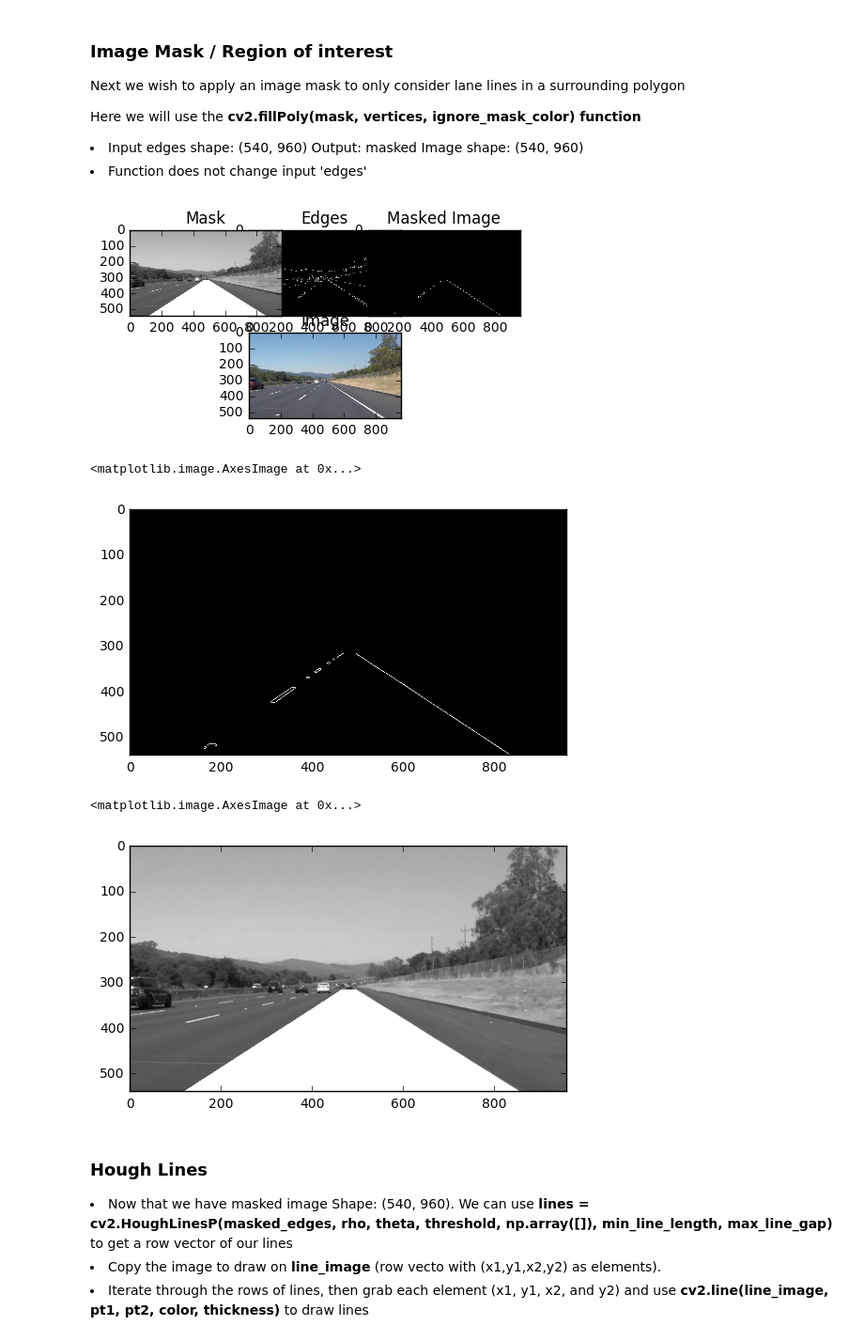
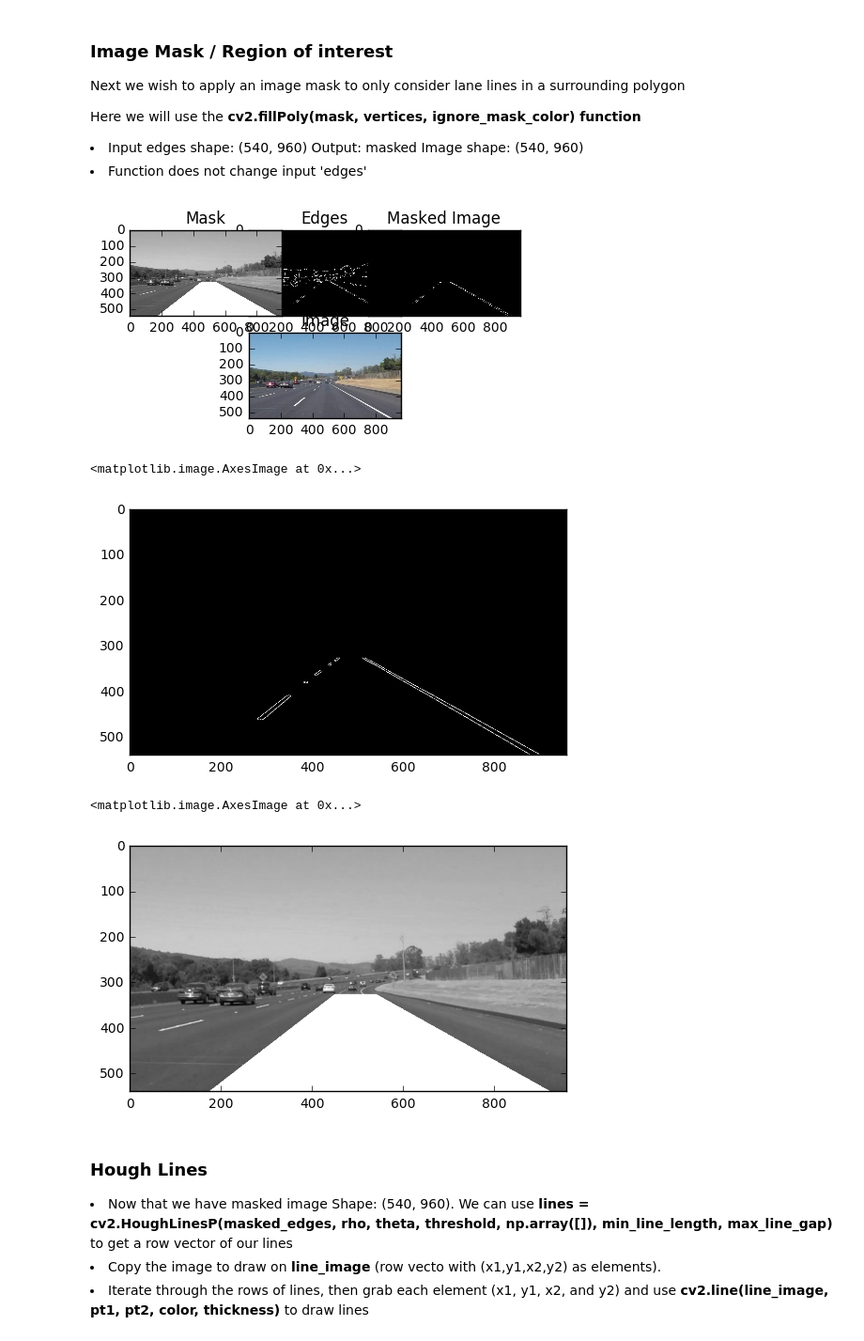
Before and after one commit to JonathanCMitchell/Self-Driving-Car-ND, a Jupyter notebook: Project 1-Lane Detection.ipynb, the cells around one changed output. Shown at 94% size. Drawn from its saved outputs; the diff is of its cells as text; code cells hidden in the pictures.

Commit message:
[refactor] - changes vertices parameters to increase precision

```diff
--- a/Project 1-Lane Detection.ipynb
+++ b/Project 1-Lane Detection.ipynb
@@ -17,6 +17,7 @@ import cv2
 # %%
 #reading in an image
 image = mpimg.imread('test_images/solidWhiteRight.jpg')
+image = mpimg.imread('test_images/solidWhiteCurve.jpg')
 # Printing out some stats and plotting
 print('This image is: ', type(image))
 print('Shape of image is: ', image.shape)
@@ -87,45 +88,54 @@ ignore_mask_color = 255
 # create vertices for region
 imshape = image.shape
 
+apex_left = [450, 327]
+apex_right = [imshape[1] - 420, 327]
+bottom_left = [175, imshape[0]]
+bottom_right = [imshape[1] - 39,imshape[0]]
+
 # CHANGE VERTICES FOR BETTER ACCURACY
-vertices = np.array([[(120,imshape[0]),(465, 317), (imshape[1]-465, 317), (imshape[1] -110,imshape[0])]], dtype=np.int32)
+# vertices = np.array([[(115,imshape[0]),(465, 317), (imshape[1]-465, 317), (imshape[1] -60,imshape[0])]], dtype=np.int32)
+vertices = np.array([[(bottom_left[0],bottom_left[1]), \
+                      (apex_left[0],apex_left[1]), \
+                      (apex_right[0], apex_right[1]), \
+                      (bottom_right[0], bottom_right[1])]], dtype=np.int32)
 
 # Polyfill the mask and do a bitwise_and to keep only edges in the region
 (masked_image, mask) = region_of_interest(edges, vertices)
 
 #Mask and image:
 masked_edges = cv2.bitwise_or(mask, gray)
 
 # PLOT
 fig = plt.figure()
 
 a = fig.add_subplot(3,1,1)
 edgeplot = plt.imshow(edges, cmap="gray")
 a.set_title('Edges')
 
 a = fig.add_subplot(3,1,2)
 a.set_title('Image')
 edgeplot = plt.imshow(image)
 
 a = fig.add_subplot(3,2,1)
 a.set_title('Mask')
 edgeplot = plt.imshow(masked_edges, cmap="gray")
 
 a = fig.add_subplot(3,2,2)
 a.set_title('Masked Image')
 edgeplot = plt.imshow(masked_image, cmap="gray")
 plt.show()
 
 plt.imshow(masked_image, cmap="gray")
 # %% [output]
-[figure, old version]
+[figure, new version]
 <matplotlib.image.AxesImage at 0x...>
-[figure, old version]
+[figure, new version]
 # %%
 plt.imshow(masked_edges, cmap="gray")
 # %% [output]
 <matplotlib.image.AxesImage at 0x...>
-[figure, old version]
+[figure, new version]
 # %% [markdown]
 <h3>Hough Lines</h3>
 <li>Now that we have masked image Shape: (540, 960). We can use <strong>lines = cv2.HoughLinesP(masked_edges, rho, theta, threshold, np.array([]), min_line_length, max_line_gap)</strong> to get a row vector of our lines</li>
```
Also changed, not shown: parts of 3 cells of this notebook.
